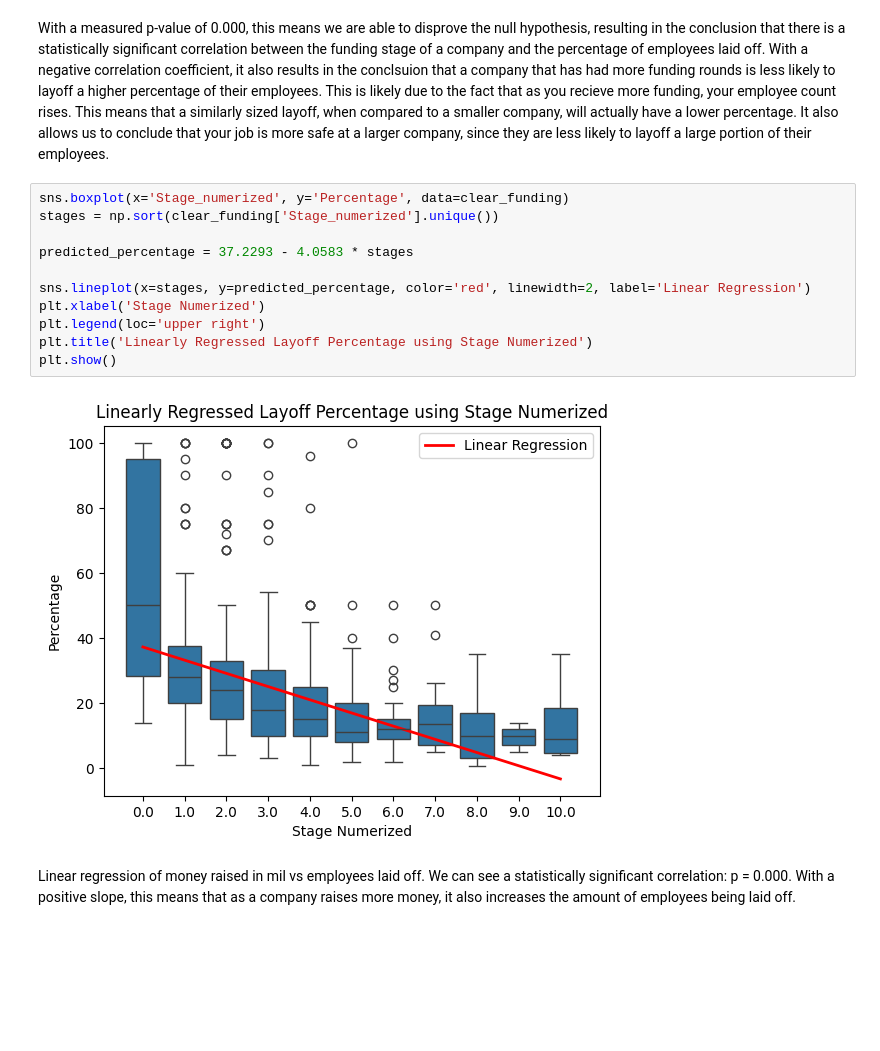
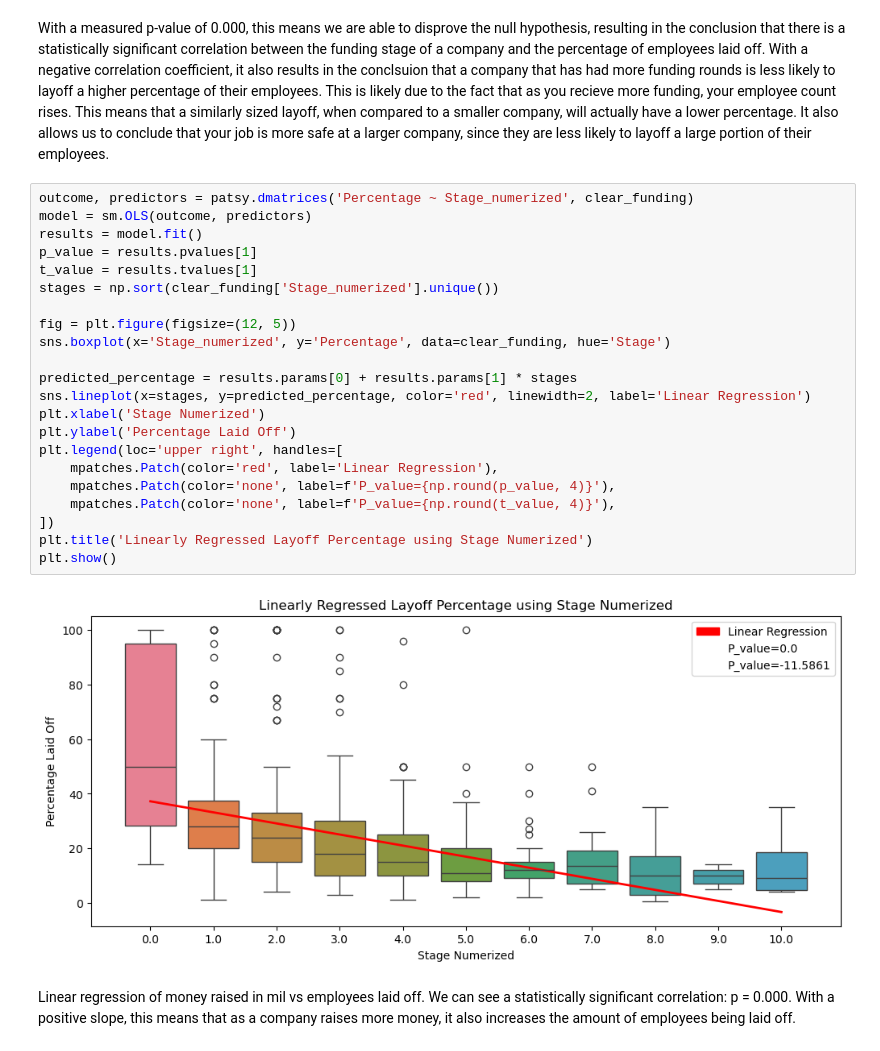
Before and after one commit to COGS108/Group019_WI24, a Jupyter notebook: EDACheckpoint_Group019_WI24.ipynb, the cells around one changed output. Drawn from its saved outputs; the diff is of its cells as text; blank space fills up the shorter version.

```diff
--- a/EDACheckpoint_Group019_WI24.ipynb
+++ b/EDACheckpoint_Group019_WI24.ipynb
@@ -811,18 +824,29 @@ Notes:
 # %% [markdown]
 With a measured p-value of 0.000, this means we are able to disprove the null hypothesis, resulting in the conclusion that there is a statistically significant correlation between the funding stage of a company and the percentage of employees laid off. With a negative correlation coefficient, it also results in the conclsuion that a company that has had more funding rounds is less likely to layoff a higher percentage of their employees. This is likely due to the fact that as you recieve more funding, your employee count rises. This means that a similarly sized layoff, when compared to a smaller company, will actually have a lower percentage. It also allows us to conclude that your job is more safe at a larger company, since they are less likely to layoff a large portion of their employees.
 # %%
-sns.boxplot(x='Stage_numerized', y='Percentage', data=clear_funding)
+outcome, predictors = patsy.dmatrices('Percentage ~ Stage_numerized', clear_funding)
+model = sm.OLS(outcome, predictors)
+results = model.fit()
+p_value = results.pvalues[1]
+t_value = results.tvalues[1]
 stages = np.sort(clear_funding['Stage_numerized'].unique())
 
-predicted_percentage = 37.2293 - 4.0583 * stages
+fig = plt.figure(figsize=(12, 5))
+sns.boxplot(x='Stage_numerized', y='Percentage', data=clear_funding, hue='Stage')
 
+predicted_percentage = results.params[0] + results.params[1] * stages
 sns.lineplot(x=stages, y=predicted_percentage, color='red', linewidth=2, label='Linear Regression')
 plt.xlabel('Stage Numerized')
-plt.legend(loc='upper right')
+plt.ylabel('Percentage Laid Off')
+plt.legend(loc='upper right', handles=[
+    mpatches.Patch(color='red', label='Linear Regression'),
+    mpatches.Patch(color='none', label=f'P_value={np.round(p_value, 4)}'),
+    mpatches.Patch(color='none', label=f'P_value={np.round(t_value, 4)}'),
+])
 plt.title('Linearly Regressed Layoff Percentage using Stage Numerized')
 plt.show()
 # %% [output]
-[figure, old version]
+[figure, new version]
 # %% [markdown]
 Linear regression of money raised in mil vs employees laid off. We can see a statistically significant correlation: p = 0.000. With a positive slope, this means that as a company raises more money, it also increases the amount of employees being laid off.
 # %%
```
Also changed, not shown: parts of 7 cells of this notebook.
